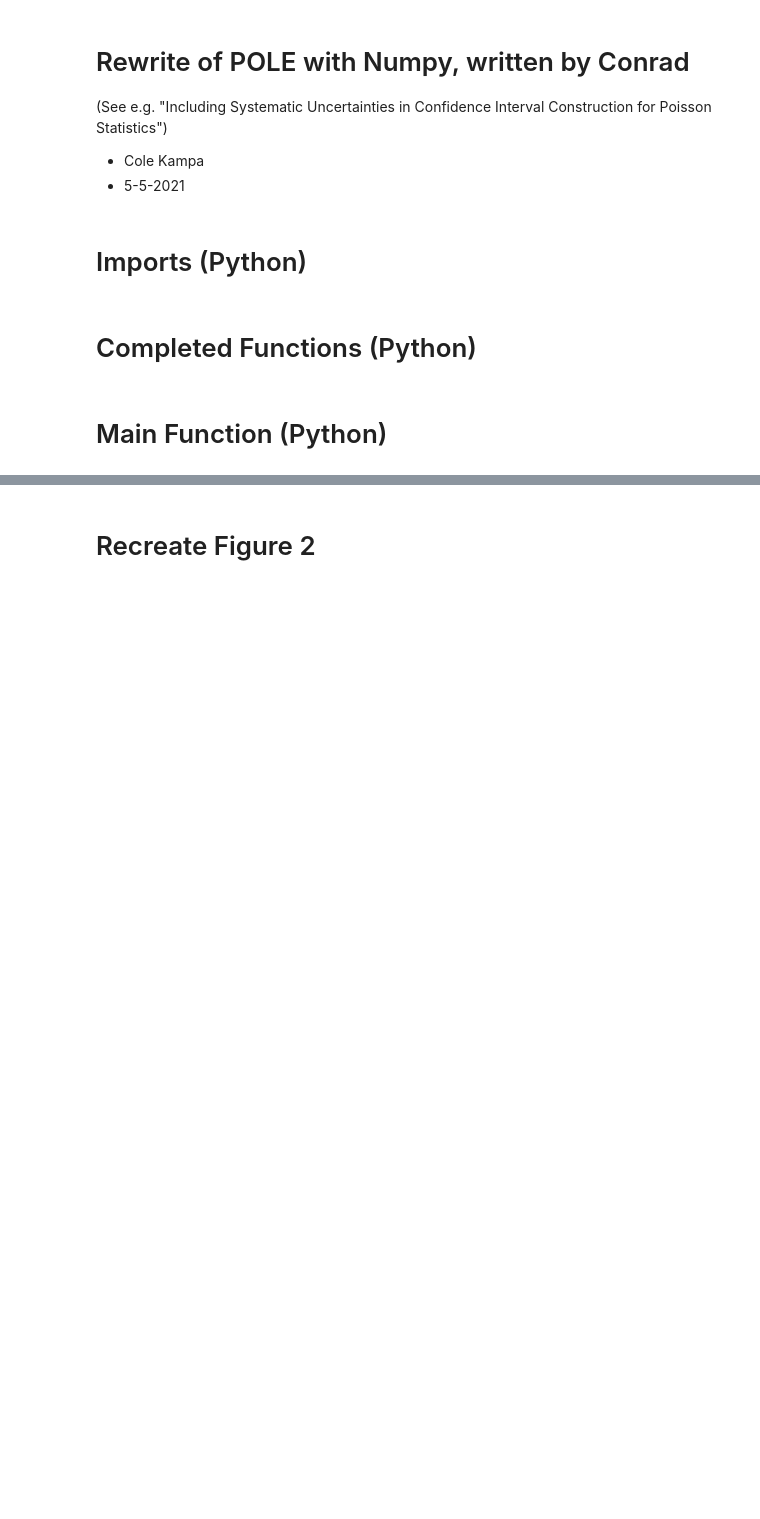
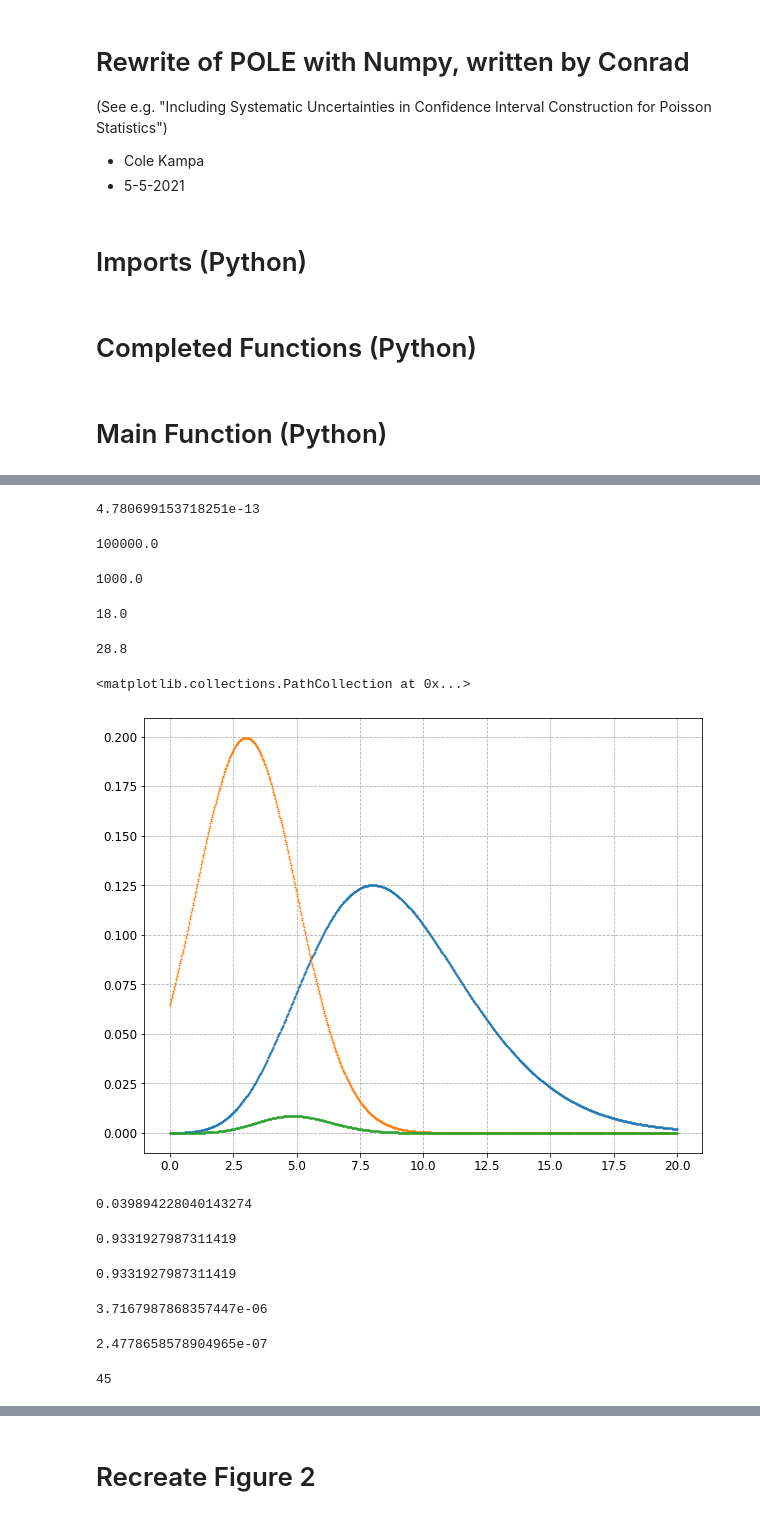
Before and after one commit to ckampa13/mu2e_utils, a Jupyter notebook: stats/notebooks/POLE_Rewrite_Numpy.ipynb, the cells around one changed output, grey strips where cells are left out. Cells and saved outputs as stored; diff of their text form; code cells hidden in the pictures; blank space fills up the shorter version.

```diff
--- a/stats/notebooks/POLE_Rewrite_Numpy.ipynb
+++ b/stats/notebooks/POLE_Rewrite_Numpy.ipynb
@@ -439,0 +527,10 @@ def main(ini_file='data/pole1.0.ini', N_exp=100000):
+# %%
+s = 2
+b = 3
+sigma_b = 2
+n = 20 # 100 # 10
+bs = np.linspace(0, 150, 1501)
+ys = poisson.pmf(k=n, mu=s+bs)
+ys2 = norm.pdf(x=bs, loc=b, scale=sigma_b)
+res = np.trapz(ys*ys2, x=bs)
+res
@@ -439,0 +543,28 @@ def main(ini_file='data/pole1.0.ini', N_exp=100000):
+# %%
+(res-res0)/res0
+# %% [output]
+4.780699153718251e-13
+# %%
+100 * 50 / 0.05
+# %% [output]
+100000.0
+# %%
+50/.05
+# %% [output]
+1000.0
+# %%
+180e-6 * 100000
+# %% [output]
+18.0
+# %%
+288e-6 * 100000
+# %% [output]
+28.8
+# %%
+fig, ax = plt.subplots()
+ax.scatter(bs, ys, s=1)
+ax.scatter(bs, ys2, s=1)
+ax.scatter(bs, ys*ys2, s=1)
+# %% [output]
+<matplotlib.collections.PathCollection at 0x...>
+[figure, added]
@@ -439,0 +598,24 @@ def main(ini_file='data/pole1.0.ini', N_exp=100000):
+# %%
+1/((2*np.pi)**(1/2)*10)
+# %% [output]
+0.039894228040143274
+# %%
+1-norm.cdf(0, loc=3, scale=2)
+# %% [output]
+0.9331927987311419
+# %%
+norm.cdf(150, loc=3, scale=2)-norm.cdf(0, loc=3, scale=2)
+# %% [output]
+0.9331927987311419
+# %%
+norm.pdf(3, loc=1, scale=0.4)
+# %% [output]
+3.7167987868357447e-06
+# %%
+norm.pdf(b+5*sigma_b, loc=b, scale=sigma_b)
+# %% [output]
+2.4778658578904965e-07
+# %%
+b+5*sigma_b
+# %% [output]
+45
```
Also changed, not shown: parts of 114 cells of this notebook, 27 other files.
